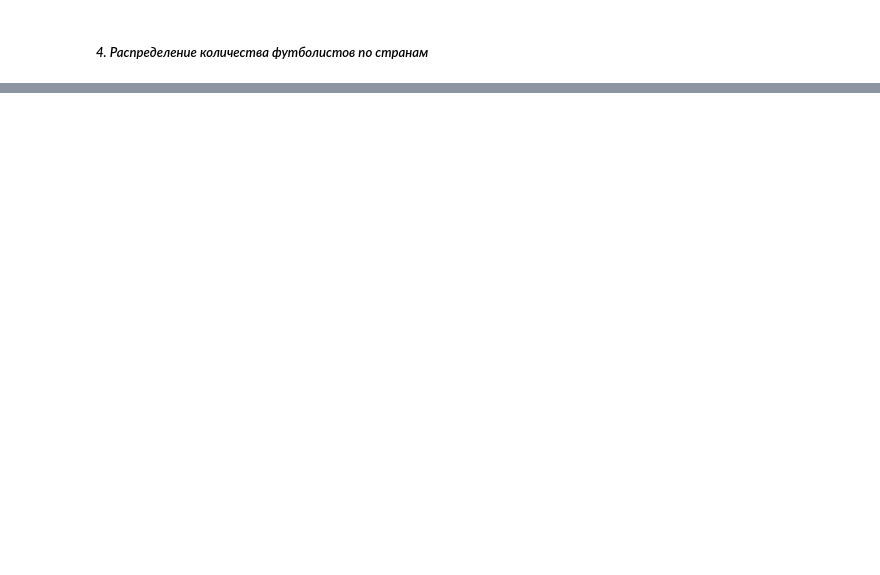
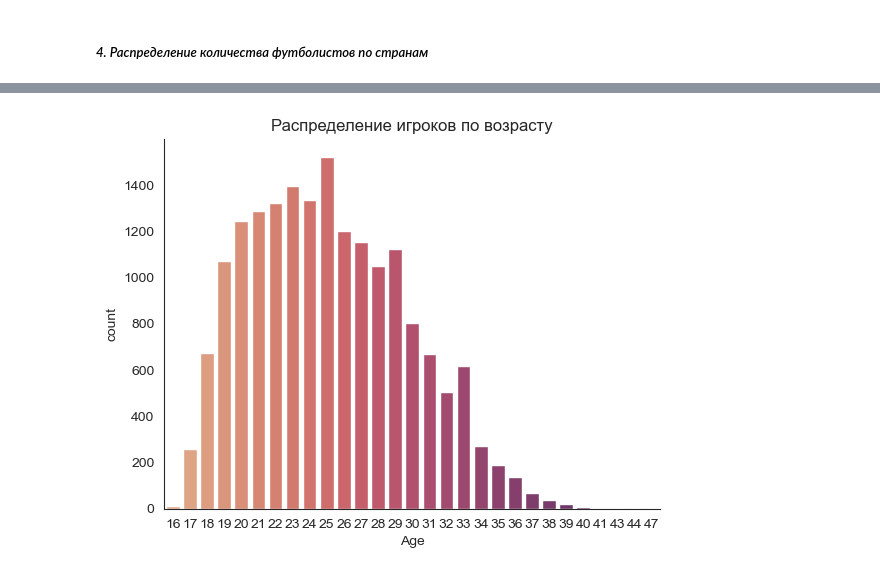
Before and after one commit to Flockk/DataAnalysis, a Jupyter notebook: DataAnalysis/02_Visualization.ipynb, the cells around one changed output, grey strips where cells are left out. Saved outputs shown, nothing was run; the diff lists cells and outputs as text; code cells hidden in the pictures; blank space fills up the shorter version.

```diff
--- a/DataAnalysis/02_Visualization.ipynb
+++ b/DataAnalysis/02_Visualization.ipynb
@@ -107,0 +124,6 @@ offline.iplot(data)
+# %%
+sns.countplot(x=df["Age"], palette="flare")
+plt.title('Распределение игроков по возрасту')
+sns.despine()
+# %% [output]
+[figure, added]
```
Also changed, not shown: parts of 6 cells of this notebook.
